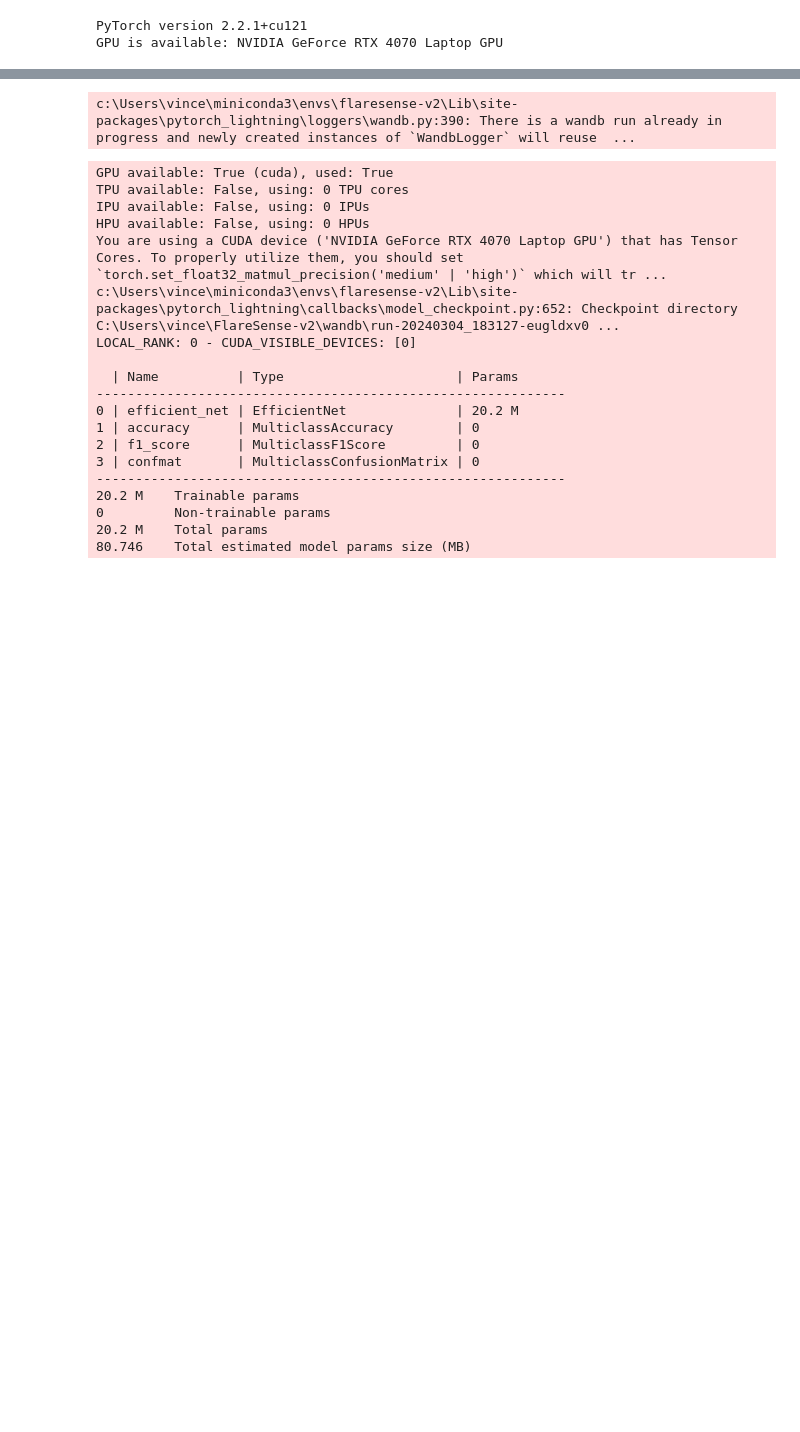
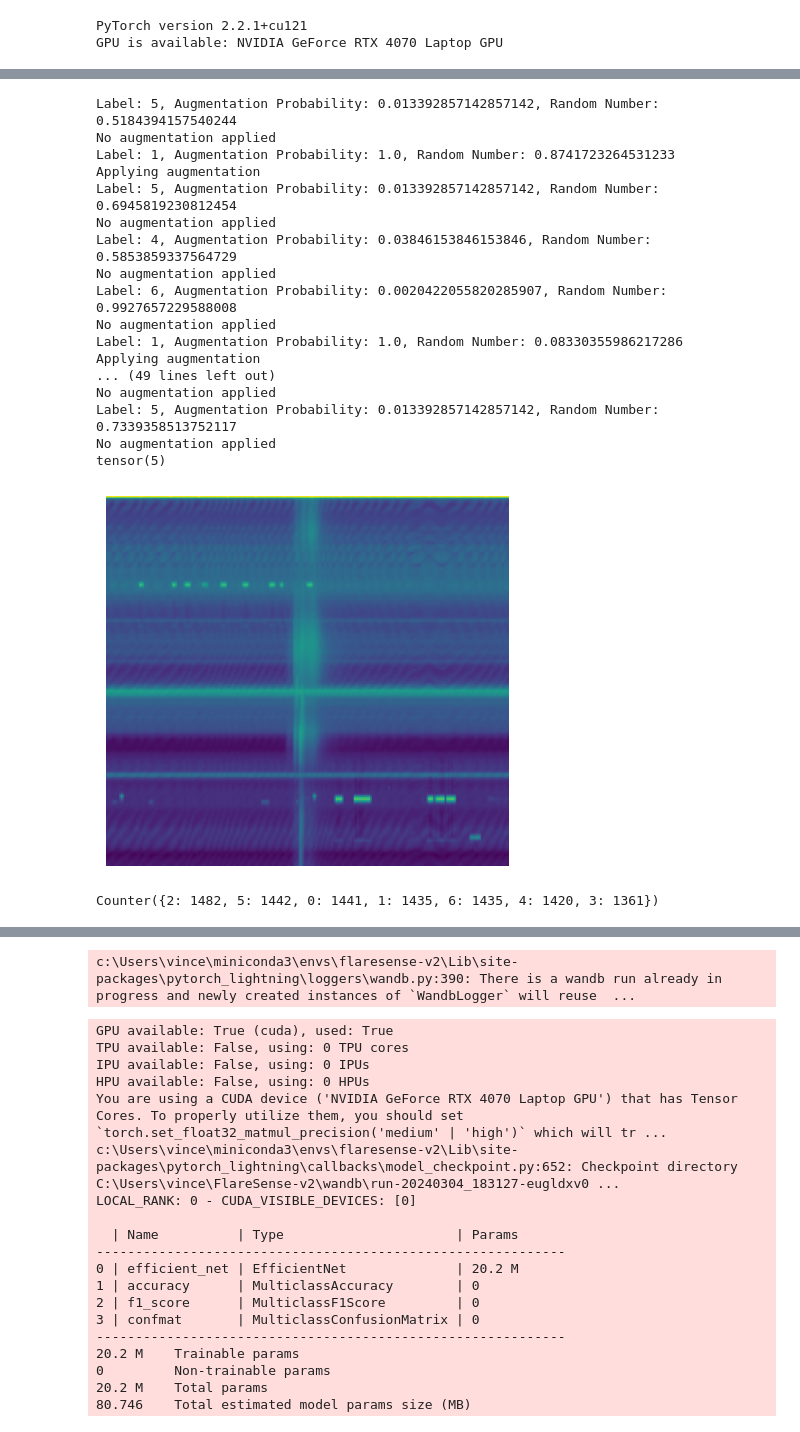
Before and after one commit to i4Ds/FlareSense-v2, a Jupyter notebook: _dev.ipynb, the cells around one changed output, grey strips where cells are left out. Cells and saved outputs as stored; diff of their text form; code cells hidden in the pictures; blank space fills up the shorter version.

```diff
--- a/_dev.ipynb
+++ b/_dev.ipynb
@@ -101,10 +145,31 @@ ds_test = EcallistoData(dd['test'], return_all_columns=True)
+# %%
+base_transform = Compose([
+    Resize(size),  # Resize the image
+])
+data_augm_transform = Compose([
+    T.FrequencyMasking(freq_mask_param=30),  # Apply frequency masking
+    T.TimeMasking(time_mask_param=30),  # Apply time masking
+])
+
+normalize_transform = Compose([
+    normalize,  # Normalize the image
+])
+# %%
+ds_train = EcallistoDataset(dd['train'], binary_class=False, base_transform=base_transform, data_augm_transform=data_augm_transform, normalization_transform=normalize_transform)
+ds_valid = EcallistoDataset(dd['validation'],  binary_class=False, base_transform=base_transform, normalization_transform=normalize_transform)
+ds_test = EcallistoDataset(dd['test'],  binary_class=False,  base_transform=base_transform, normalization_transform=normalize_transform, return_all_columns=True)
+# %%
+# Compute class weights
+class_weights = ds_train.get_sample_weights()
+sampler = WeightedRandomSampler(class_weights, num_samples=len(class_weights), replacement=True)
 # %%
 BATCH_SIZE = 32
 # %%
 train_dataloader = DataLoader(ds_train,
                     batch_size=BATCH_SIZE,
                     num_workers=0,
-                    shuffle=True)
+                    shuffle=False,
+                    sampler=sampler)
 
 val_dataloader = DataLoader(ds_valid,
                     batch_size=BATCH_SIZE,
@@ -179,3 +178,59 @@ cw = compute_class_weight(class_weight='balanced', classes=np.unique(dd['train']
+# %%
+# Fetch a batch from the training dataloader
+train_features, train_labels = next(iter(train_dataloader))
+
+
+# Function to visualize an image
+def show_image(img):
+    # If the image tensor has 3 channels, rearrange the dimensions to (height, width, channels)
+    img = img.squeeze()
+    print(train_labels[0])
+    plt.imshow(img)
+    plt.axis('off')  # Turn off the axis labels
+    plt.show()
+
+# Visualize the first image in the batch from the training set
+show_image(train_features[0])
+# %% [output]
+Label: 5, Augmentation Probability: 0.013392857142857142, Random Number: 0.5184394157540244
+No augmentation applied
+Label: 1, Augmentation Probability: 1.0, Random Number: 0.8741723264531233
+Applying augmentation
+Label: 5, Augmentation Probability: 0.013392857142857142, Random Number: 0.6945819230812454
+No augmentation applied
+Label: 4, Augmentation Probability: 0.03846153846153846, Random Number: 0.5853859337564729
+No augmentation applied
+Label: 6, Augmentation Probability: 0.0020422055820285907, Random Number: 0.9927657229588008
+No augmentation applied
+Label: 1, Augmentation Probability: 1.0, Random Number: 0.08330355986217286
+Applying augmentation
+... (49 lines left out)
+No augmentation applied
+Label: 5, Augmentation Probability: 0.013392857142857142, Random Number: 0.7339358513752117
+No augmentation applied
+tensor(5)
+[figure, added]
+# %%
+from collections import Counter
+
+# Initialize a Counter object to keep track of class frequencies
+class_counts = Counter()
+
+# Iterate through the DataLoader
+num_samples_seen = 0
+for images, labels in train_dataloader:
+    # Update counts
+    class_counts.update(labels.numpy())
+
+    # Update the number of samples seen
+    num_samples_seen += len(labels)
+    if num_samples_seen >= 10000:
+        break
+
+# Display the class distribution
+print(class_counts)
+# %% [output]
+Counter({2: 1482, 5: 1442, 0: 1441, 1: 1435, 6: 1435, 4: 1420, 3: 1361})
 # %%
 wandb.init(entity='vincenzo-timmel')
 wandb_logger = WandbLogger(log_model="all")
```
Also changed, not shown: parts of 17 cells of this notebook, 3 other files.
